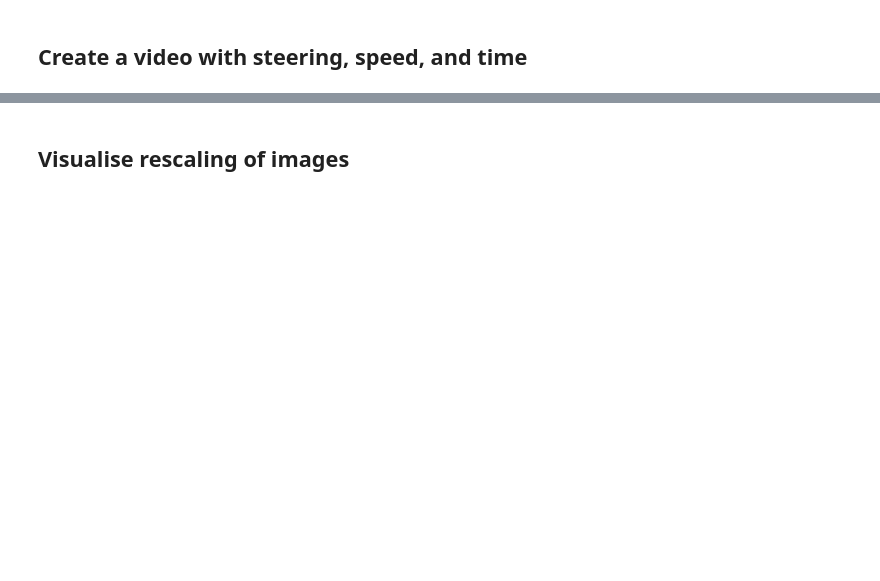
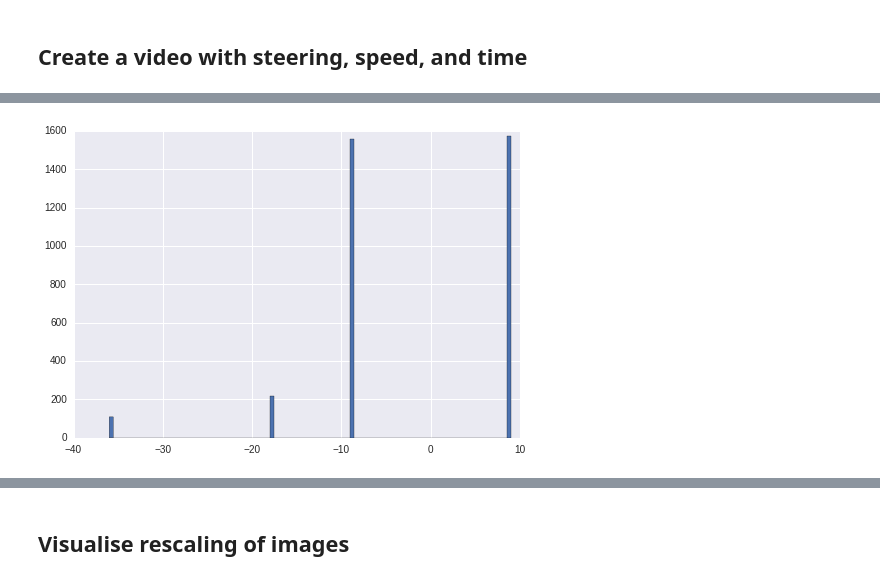
Before and after one commit to berleon/deep_car, a Jupyter notebook: notebooks/rosbag_to_hdf5.ipynb, the cells around one changed output, grey strips where cells are left out. Cells and saved outputs as stored; diff of their text form; code cells hidden in the pictures; blank space fills up the shorter version.

```diff
--- a/notebooks/rosbag_to_hdf5.ipynb
+++ b/notebooks/rosbag_to_hdf5.ipynb
@@ -234,0 +292,4 @@ shutil.rmtree(tmp_dir)
+# %%
+_ = plt.hist(steering_deltas, bins=100)
+# %% [output]
+[figure, added]
```
Also changed, not shown: parts of 17 cells of this notebook.
